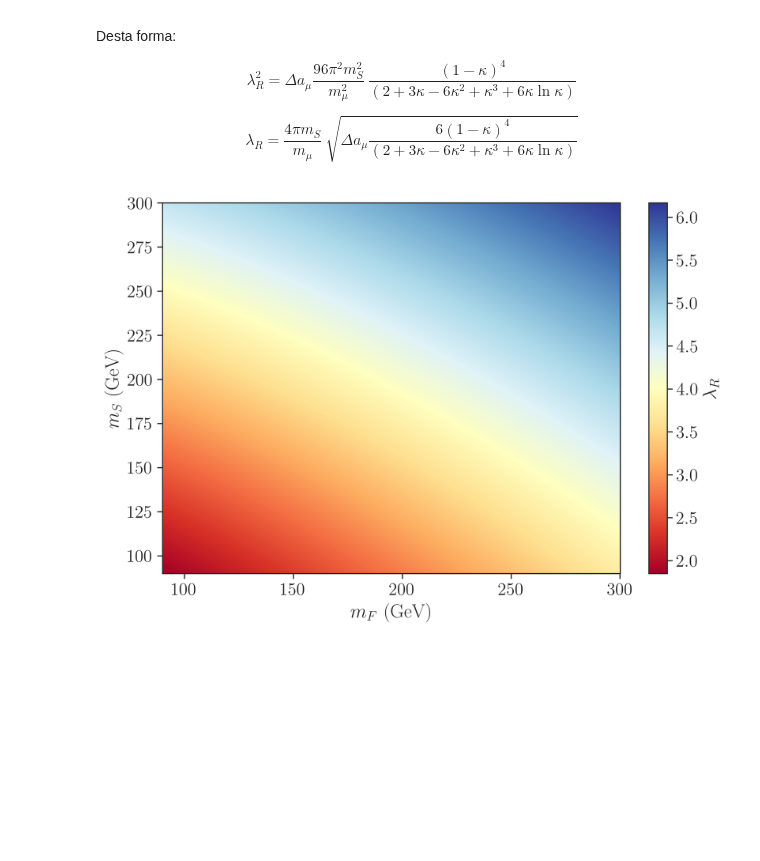
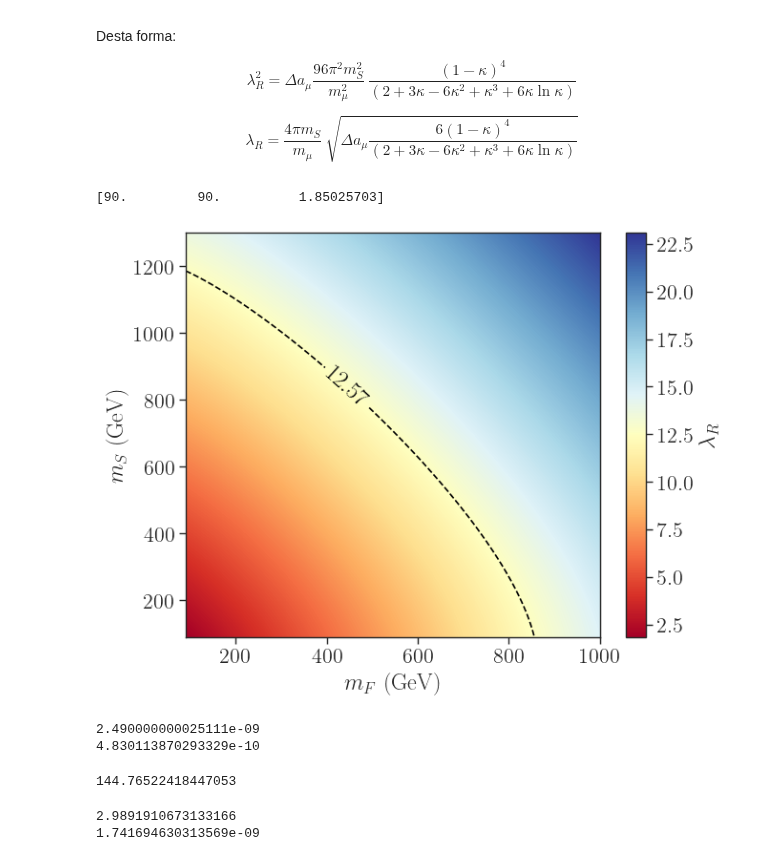
Before and after one commit to viniciusrocca/College_Codes, a Jupyter notebook: g-2_Graph.ipynb, the cells around one changed output. Cells and saved outputs as stored; diff of their text form; code cells hidden in the pictures; blank space fills up the shorter version.

```diff
--- a/g-2_Graph.ipynb
+++ b/g-2_Graph.ipynb
@@ -33,7 +33,7 @@ def delta_a_mu(m_s, m_f):
     l_R = 2.5
     m_mu = 105.66e-3 #GeV
 
-    if (m_f/m_s < (1-1e-3)) or (m_f/m_s > (1+1e-3)):
+    if (m_f/m_s < (0.999)) or (m_f/m_s > (1.001)):
         return (1/96) * (l_R*m_mu/(np.pi*m_s))**2 * (2 + 3*k - 6 * k**2 + k**3 + 6*k * np.log(k))/((1-k)**4)
     else:
         return 0.5 * (1/96) * (l_R*m_mu/(np.pi*m_s))**2
@@ -45,7 +45,7 @@ def lambda_R(m_s,m_f):
     m_mu = 105.66e-3 #GeV
     delta_mu = exp - sm
 
-    if (m_f/m_s < (1-1e-3)) or (m_f/m_s > (1+1e-3)):
+    if (m_f/m_s < (0.999)) or (m_f/m_s > (1.001)):
         return np.sqrt(delta_mu * 96 * ((np.pi*m_s)/(m_mu))**2 * (((1-k)**4)/(2 + 3*k - 6 * k**2 + k**3 + 6*k * np.log(k))))
     else:
         return np.sqrt(delta_mu * 96 * ((np.pi*m_s)/(m_mu))**2 * 2)
@@ -142,8 +142,8 @@ print(min_delta, max_delta)
 # %%
 #m_S = np.arange(90,300.05,0.1)
 #m_F = np.arange(90,300.05,0.1)
-m_S = np.linspace(90.,300.05,500)
-m_F = np.linspace(90.,300.05,500)
+m_S = np.linspace(70.,300.05,500)
+m_F = np.linspace(70.,300.05,500)
 # %%
 pts = []
 for ms,mf in itertools.product(m_S,m_F):
@@ -185,10 +196,14 @@ $$\lambda_R^2 = \Delta a_\mu\frac{96\pi^2m_S^2}{m_\mu^2} \ \frac{(1-\kappa)^4}{\
 
 $$\lambda_R = \frac{4\pi m_S}{m_\mu} \ \sqrt{ \Delta a_\mu\frac{6(1-\kappa)^4}{\left(2 + 3\kappa -6\kappa^2 + \kappa^3 + 6\kappa \ln{\kappa}\right)}}$$
 # %%
-M_S = np.linspace(90.,300.05,500)
-M_F = np.linspace(90.,300.05,500)
+M_S = np.linspace(90,1300.05,500)
+M_F = np.linspace(90,1000.05,500)
 # %%
 pts1 = []
 for ms,mf in itertools.product(M_S,M_F):
     pts1.append([ms,mf,lambda_R(ms,mf)])
 pts1 = np.array(pts1)
+# %%
+print(pts1[0])
+# %% [output]
+[90.         90.          1.85025703]
@@ -195,21 +213,41 @@ pts1 = np.array(pts1)
 # %%
-#plt.figure(figsize=(6,4))
-fig = plt.figure(figsize = [9.2,6], dpi = 300)
+plt.figure(figsize=(7,5.5))
+#fig = plt.figure(figsize = [9.2,6], dpi = 300)
 x = M_F
 y = M_S
 z = np.abs(pts1[:,2])
 znew = np.reshape(z,(len(x),len(y)))
-plt.imshow(znew.T, extent=[x.min(),x.max(), y.min(), y.max()], origin='lower',
-                  cmap=cm,aspect='auto')
+plt.imshow(znew, extent=[x.min(),x.max(), y.min(), y.max()], origin='lower',
+                  cmap=cm,aspect='auto', vmax=abs(z).max(), vmin=abs(z).min())
 plt.colorbar(label=r'$\lambda_R$')
 plt.xlabel(r'$m_{F}$ (GeV)')
 plt.ylabel(r'$m_{S}$ (GeV)')
 # plt.title(r'$ g g \to \bar{t} t$',fontsize=20)
 
-contours = plt.contour(x, y, znew.T, [4*np.pi], colors='black',linestyles='dashed')
-
-
-
+contours = plt.contour(x, y, znew, [4*np.pi ], colors='black',linestyles='dashed')
+plt.clabel(contours, inline=True, fontsize=18)
+plt.savefig("Lambda_R_HM.pdf", dpi = 300)
+#plt.ylim([800,1001])
+#plt.xlim([90,1001])
 plt.show()
 # %% [output]
-[figure, old version]
+[figure, new version]
+# %%
+print(exp - sm)
+print(np.sqrt(sigma_exp**2 + sigma_sm**2))
+# %% [output]
+2.490000000025111e-09
+4.830113870293329e-10
+# %%
+m_mu = 105.66e-3 #GeV
+print(np.sqrt(0.5 * (1/96) * (2.5*m_mu/(np.pi))**2 * (1/1.757e-9)))
+# %% [output]
+144.76522418447053
+# %%
+y = (70/240)**2
+delta_mu = exp - sm
+print(np.sqrt(delta_mu * 96 * ((np.pi*240)/(m_mu))**2 * (((1-y)**4)/(2 + 3*y - 6 * y**2 + y**3 + 6*y * np.log(y)))))
+print((1/96) * (2.5*m_mu/(np.pi*240))**2 * (2 + 3*y - 6 * y**2 + y**3 + 6*y * np.log(y))/((1-y)**4))
+# %% [output]
+2.9891910673133166
+1.741694630313569e-09
```
Also changed, not shown: parts of 3 cells of this notebook.
